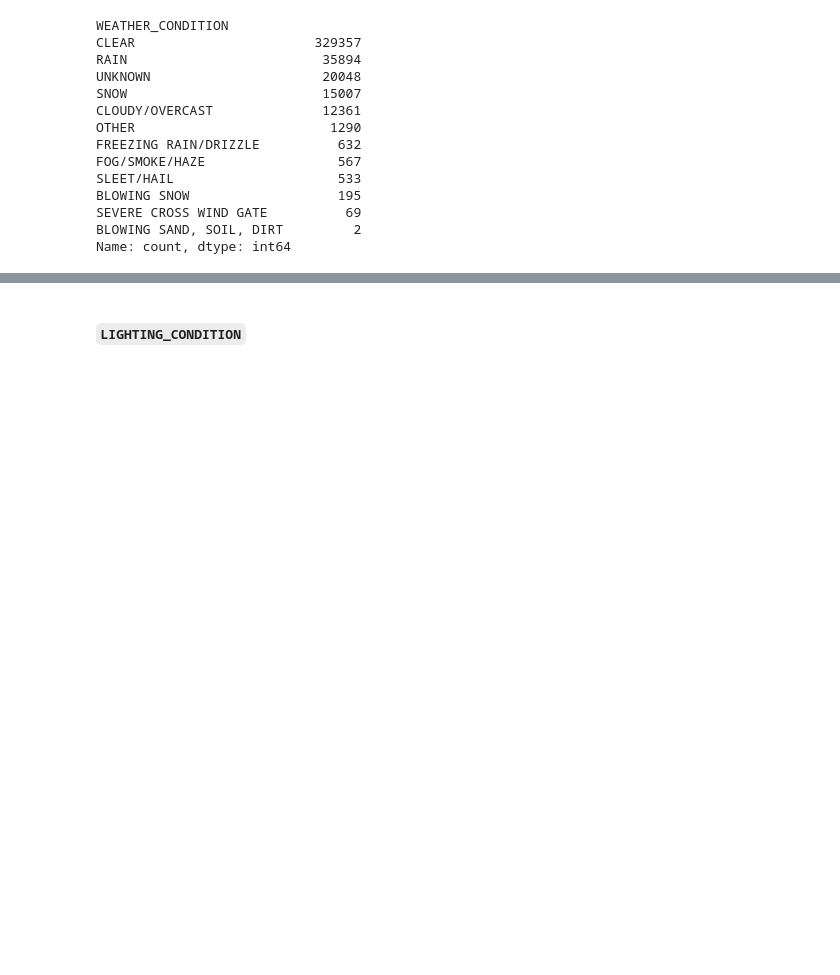
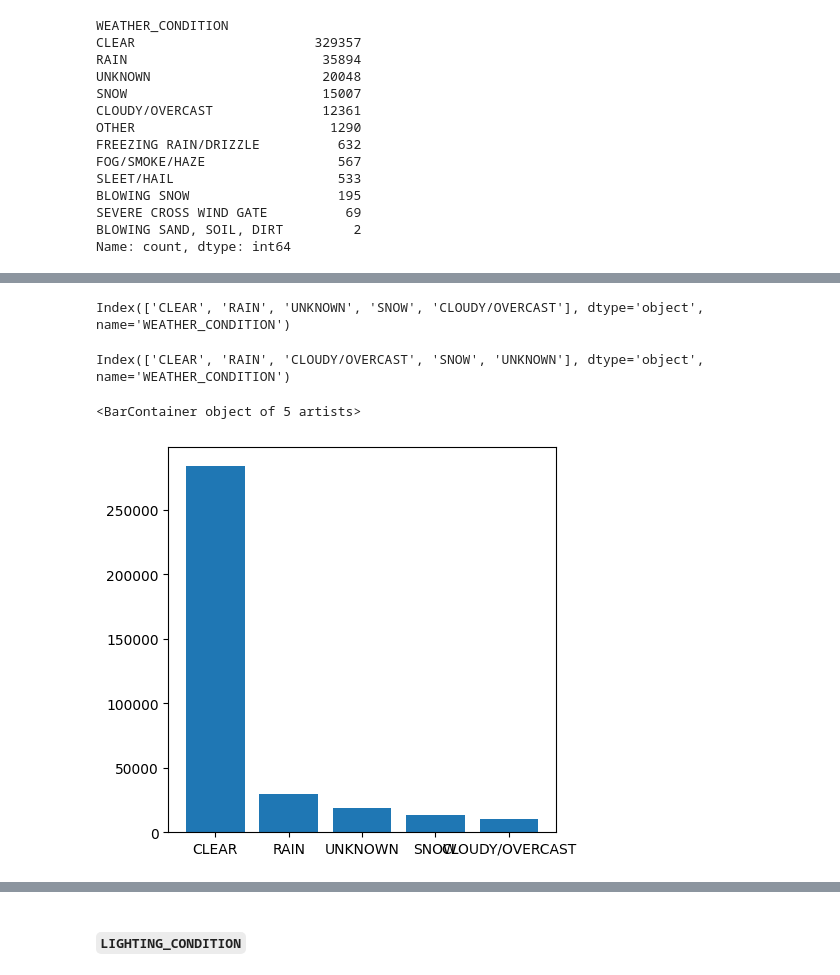
Before and after one commit to SangyunT/Chicago_Car_Crashes_Classification, a Jupyter notebook: index.ipynb, the cells around one changed output, grey strips where cells are left out. Saved outputs shown, nothing was run; the diff lists cells and outputs as text; code cells hidden in the pictures; blank space fills up the shorter version.

Commit message:
weather condition EDA

```diff
--- a/index.ipynb
+++ b/index.ipynb
@@ -133,0 +153,16 @@ Name: count, dtype: int64
+# %%
+grouped_crashes.get_group(0)['WEATHER_CONDITION'].value_counts().index[:5]
+# %% [output]
+Index(['CLEAR', 'RAIN', 'UNKNOWN', 'SNOW', 'CLOUDY/OVERCAST'], dtype='object', name='WEATHER_CONDITION')
+# %%
+grouped_crashes.get_group(1)['WEATHER_CONDITION'].value_counts().index[:5]
+# %% [output]
+Index(['CLEAR', 'RAIN', 'CLOUDY/OVERCAST', 'SNOW', 'UNKNOWN'], dtype='object', name='WEATHER_CONDITION')
+# %%
+fig, ax = plt.subplots(figsize=(5,5))
+x_no_injury = list(grouped_crashes.get_group(0)['WEATHER_CONDITION'].value_counts().index[:5])
+y_no_injury = grouped_crashes.get_group(0)['WEATHER_CONDITION'].value_counts().values[:5]
+ax.bar(x_no_injury, y_no_injury)
+# %% [output]
+<BarContainer object of 5 artists>
+[figure, added]
```
Also changed, not shown: parts of 3 cells of this notebook.
